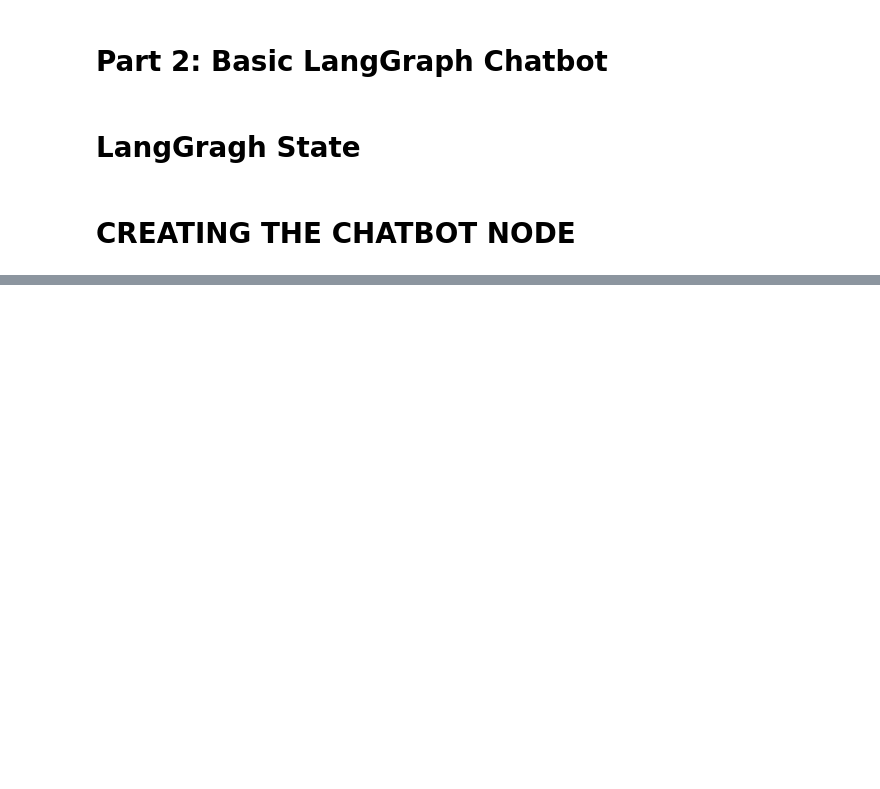
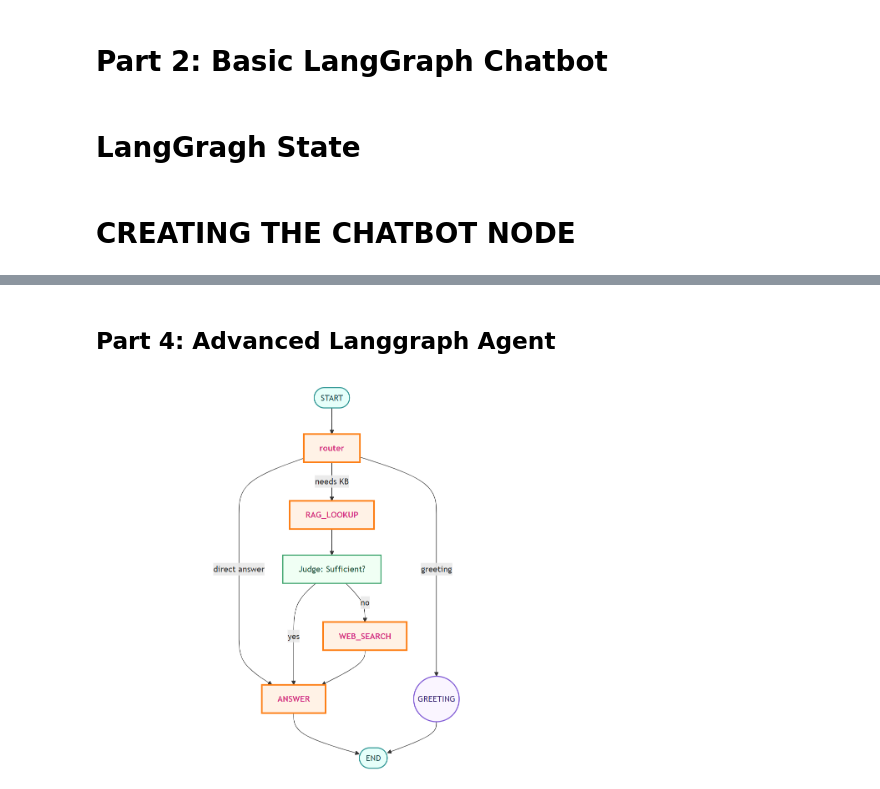
Before and after one commit to ljcheng999/rag-langchain-agent, a Jupyter notebook: notebook/rag-agent.ipynb, the cells around one changed output, grey strips where cells are left out. Drawn from its saved outputs; the diff is of its cells as text; code cells hidden in the pictures; blank space fills up the shorter version.

```diff
--- a/notebook/rag-agent.ipynb
+++ b/notebook/rag-agent.ipynb
@@ -232,0 +564,7 @@ print("Chatbot node function created")
+# %% [markdown]
+## Part 4: Advanced Langgraph Agent
+# %%
+from IPython.display import Image, display
+display(Image("../assets/advanced-rag-agent-graph.png", width=500))
+# %% [output]
+[figure, added]
```
Also changed, not shown: parts of 38 cells of this notebook, 11 other files.
